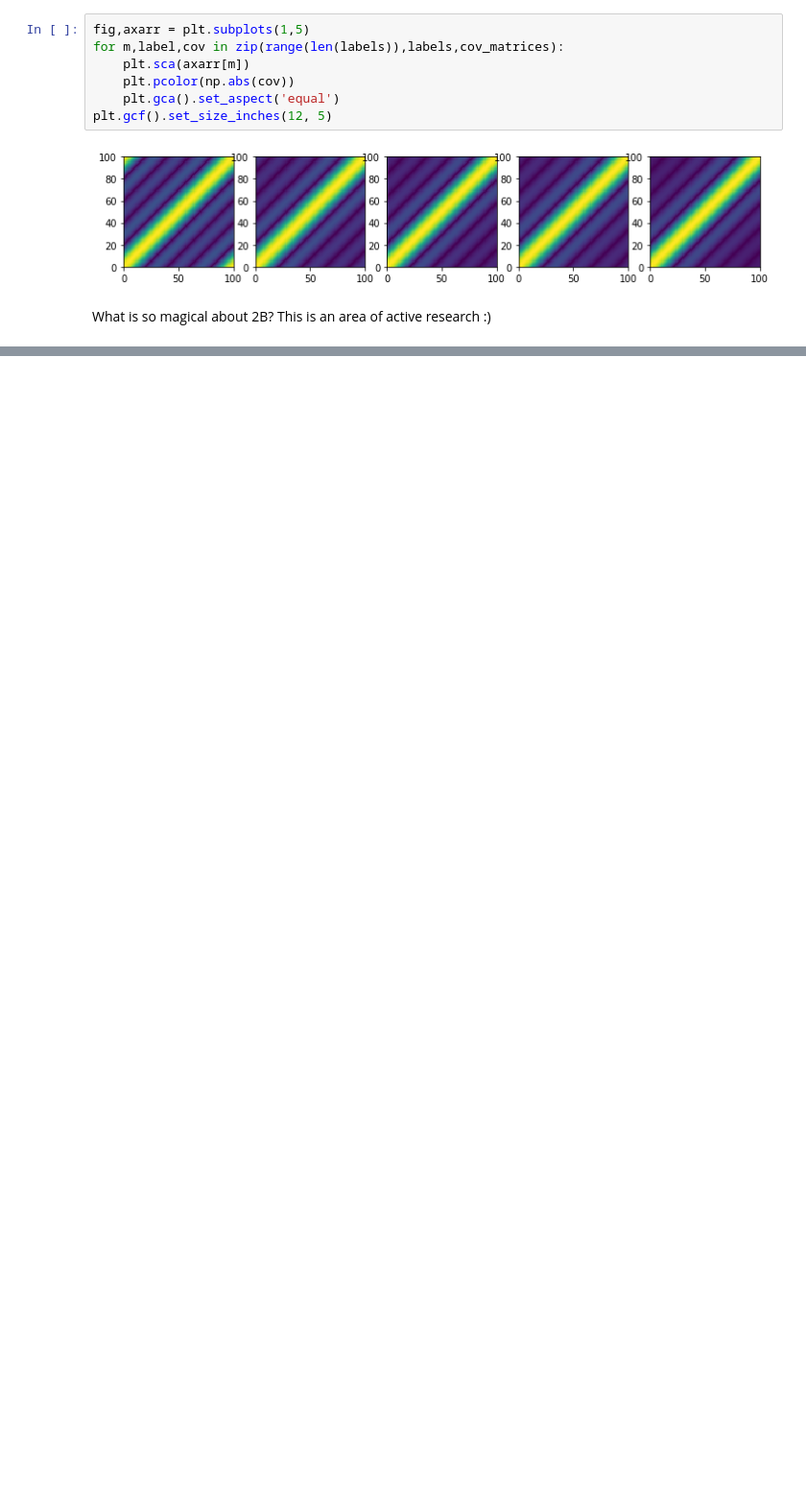
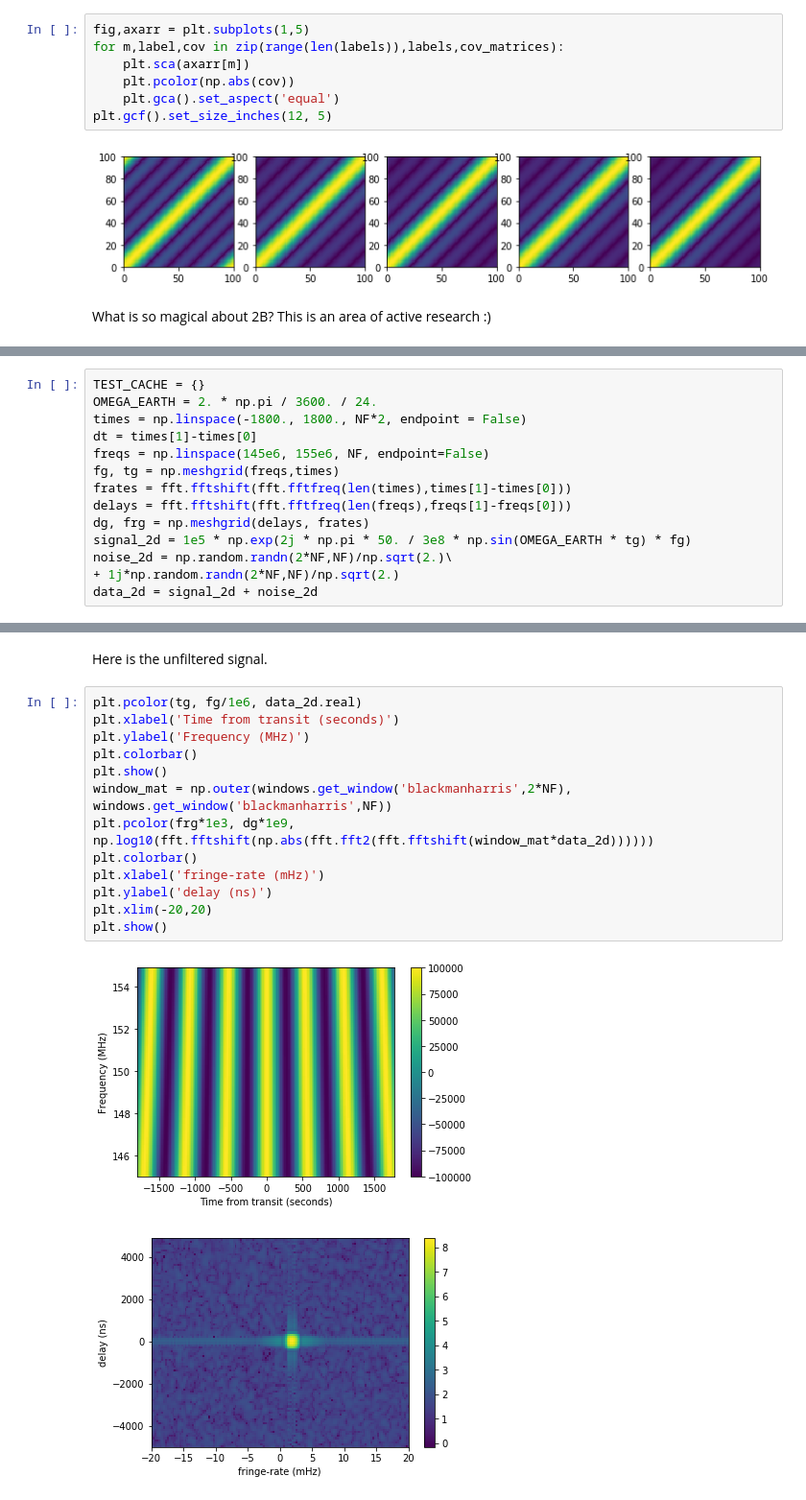
Before and after one commit to HERA-Team/uvtools, a Jupyter notebook: examples/linear_clean_demo.ipynb, the cells around one changed output, grey strips where cells are left out. Shown at 96% size. Cells and saved outputs as stored; diff of their text form; blank space fills up the shorter version.

Commit message:
tweaked tests, fixed bug, and updated examples to include 2d clean.

```diff
--- a/examples/linear_clean_demo.ipynb
+++ b/examples/linear_clean_demo.ipynb
@@ -330,0 +335,14 @@ What is so magical about 2B? This is an area of active research :)
+# %%
+TEST_CACHE = {}
+OMEGA_EARTH = 2. * np.pi / 3600. / 24.
+times = np.linspace(-1800., 1800., NF*2, endpoint = False)
+dt = times[1]-times[0]
+freqs = np.linspace(145e6, 155e6, NF, endpoint=False)
+fg, tg = np.meshgrid(freqs,times)
+frates = fft.fftshift(fft.fftfreq(len(times),times[1]-times[0]))
+delays = fft.fftshift(fft.fftfreq(len(freqs),freqs[1]-freqs[0]))
+dg, frg = np.meshgrid(delays, frates)
+signal_2d = 1e5 * np.exp(2j * np.pi * 50. / 3e8 * np.sin(OMEGA_EARTH * tg) * fg)
+noise_2d = np.random.randn(2*NF,NF)/np.sqrt(2.)\
++ 1j*np.random.randn(2*NF,NF)/np.sqrt(2.)
+data_2d = signal_2d + noise_2d
@@ -330,0 +359,18 @@ What is so magical about 2B? This is an area of active research :)
+# %% [markdown]
+Here is the unfiltered signal.
+# %%
+plt.pcolor(tg, fg/1e6, data_2d.real)
+plt.xlabel('Time from transit (seconds)')
+plt.ylabel('Frequency (MHz)')
+plt.colorbar()
+plt.show()
+window_mat = np.outer(windows.get_window('blackmanharris',2*NF), windows.get_window('blackmanharris',NF))
+plt.pcolor(frg*1e3, dg*1e9, np.log10(fft.fftshift(np.abs(fft.fft2(fft.fftshift(window_mat*data_2d))))))
+plt.colorbar()
+plt.xlabel('fringe-rate (mHz)')
+plt.ylabel('delay (ns)')
+plt.xlim(-20,20)
+plt.show()
+# %% [output]
+[figure, added]
+[figure, added]
```
Also changed, not shown: parts of 16 cells of this notebook, 2 other files.
